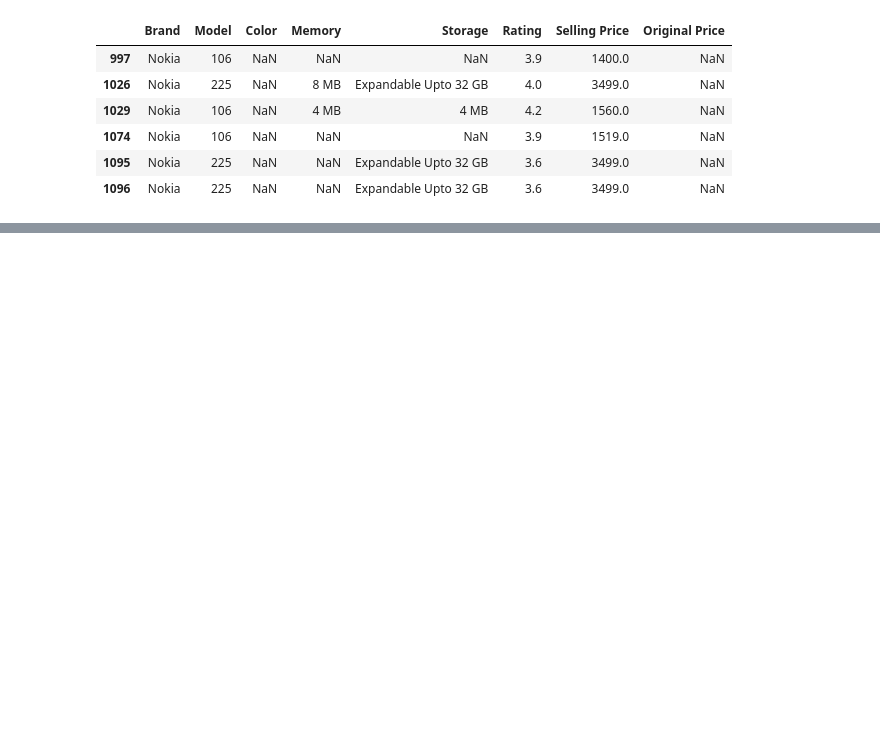
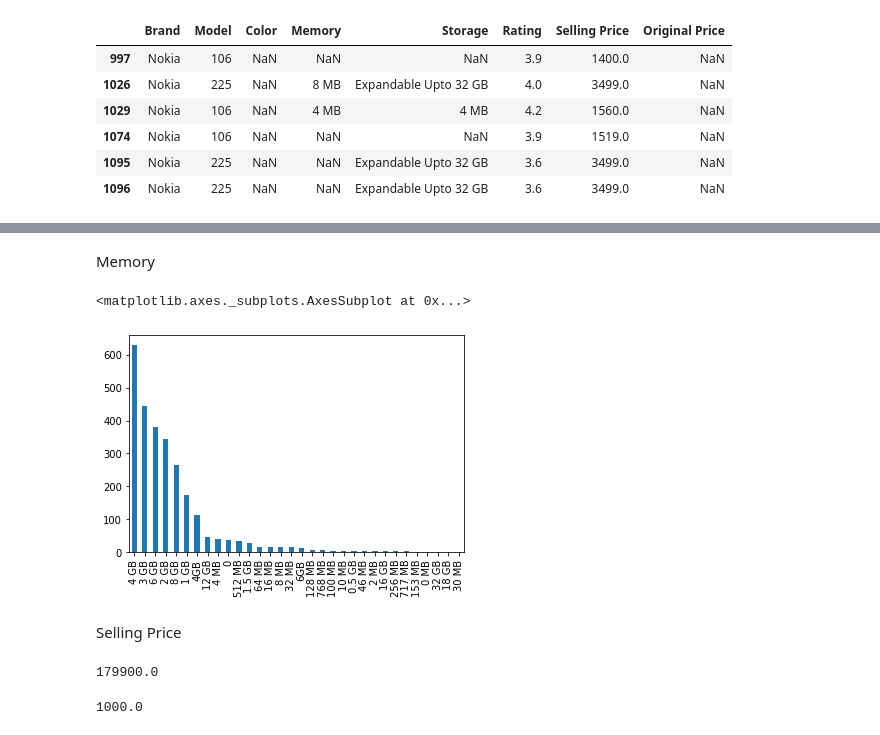
Before and after one commit to lakshuguru/-DATA-Ground-, a Jupyter notebook: flipkart.ipynb, the cells around one changed output, grey strips where cells are left out. Saved outputs shown, nothing was run; the diff lists cells and outputs as text; code cells hidden in the pictures; blank space fills up the shorter version.

```diff
--- a/flipkart.ipynb
+++ b/flipkart.ipynb
@@ -363,0 +412,18 @@ df[(df['Brand']=='Apple')]#(df['Memory']==6)]
+# %% [markdown]
+Memory
+# %%
+df_r['Memory'].value_counts().plot(kind='bar')
+#df_r['Model'].value_counts()
+# %% [output]
+<matplotlib.axes._subplots.AxesSubplot at 0x...>
+[figure, added]
+# %% [markdown]
+Selling Price
+# %%
+df_r['Selling Price'].max()
+# %% [output]
+179900.0
+# %%
+df_r['Selling Price'].min()
+# %% [output]
+1000.0
```
Also changed, not shown: parts of 48 cells of this notebook.
